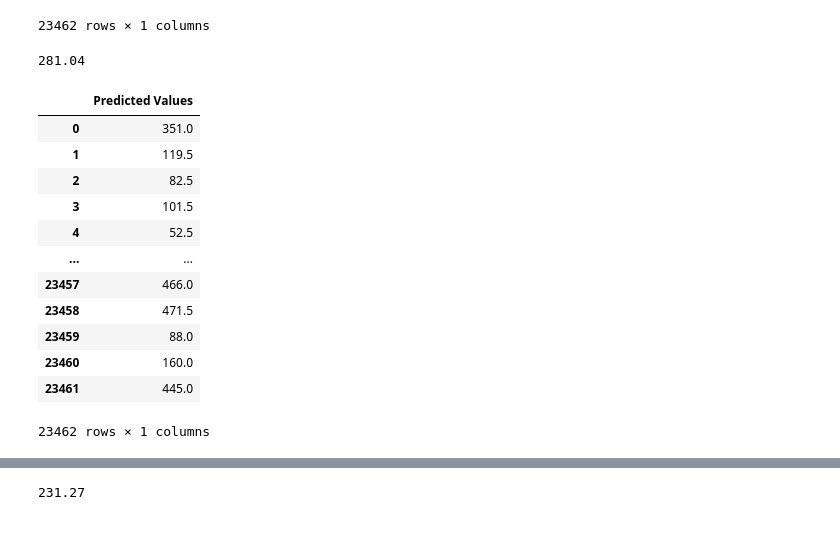
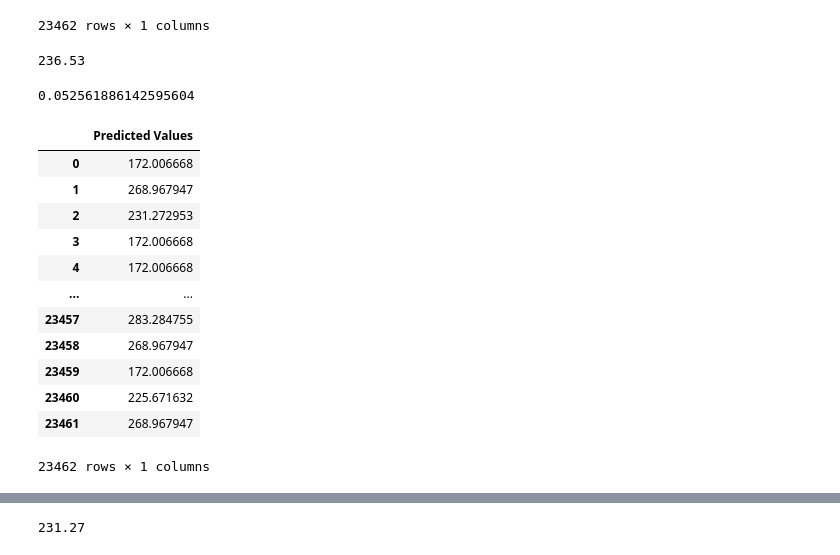
Before and after one commit to MuriloBarreto/Airbnb_Price_Prediction, a Jupyter notebook: Predição_de_preços_Airbnb.ipynb, the cells around one changed output, grey strips where cells are left out. Cells and saved outputs as stored; diff of their text form; code cells hidden in the pictures.

```diff
--- a/Predição_de_preços_Airbnb.ipynb
+++ b/Predição_de_preços_Airbnb.ipynb
@@ -261,34 +260,39 @@ rl.round(2)
 | 23460 | 247.98 |
 | 23461 | 269.58 |
 23462 rows × 1 columns
-# %%
-#Treinando nosso modelo com o metodo KNN com valor de K = 2
-from sklearn.neighbors import KNeighborsRegressor
-knn = KNeighborsRegressor(n_neighbors=2, algorithm='brute')
-knn.fit(X_train[cols],y_train)
-knn_pred=knn.predict(X_test[cols])
+# %%
+#Treinando nosso segundo modelo com o metodo de Árvore de Decisao
+# A árvore de Decisão é um tipo de algoritmo de aprendizagem de máquina supervisionado que se baseia na ideia de divisão dos dados em grupos homogêneos, podem ser utilizadas em um cenário de classificação ou regressão.
+from sklearn.tree import  DecisionTreeRegressor
+DTree = DecisionTreeRegressor(max_depth=3)
+DTree.fit(X_train[cols],y_train)
+DTree_pred=DTree.predict(X_test[cols])
 # %%
-# testando o modelo knn usando Raiz do erro quadrático médio
-rmse = np.sqrt(metrics.mean_squared_error(y_test['price'],knn_pred))
+rmse = np.sqrt(metrics.mean_squared_error(y_test['price'],DTree_pred))
 print(rmse.round(2))
 # %% [output]
-281.04
+236.53
+# %%
+# R-Quadrado
+metrics.r2_score(y_test['price'],DTree_pred)
+# %% [output]
+0.052561886142595604
 # %%
-tknn  =  pd.DataFrame(knn_pred)
-tknn=tknn.rename(index=str, columns={0:'Predicted Values'})
-tknn
+tree  =  pd.DataFrame(DTree_pred)
+tree=tree.rename(index=str, columns={0:'Predicted Values'})
+tree
 # %% [output]
 |  | Predicted Values |
-| 0 | 351.0 |
-| 1 | 119.5 |
-| 2 | 82.5 |
-| 3 | 101.5 |
-| 4 | 52.5 |
+| 0 | 172.006668 |
+| 1 | 268.967947 |
+| 2 | 231.272953 |
+| 3 | 172.006668 |
+| 4 | 172.006668 |
 | ... | ... |
-| 23457 | 466.0 |
-| 23458 | 471.5 |
-| 23459 | 88.0 |
-| 23460 | 160.0 |
-| 23461 | 445.0 |
+| 23457 | 283.284755 |
+| 23458 | 268.967947 |
+| 23459 | 172.006668 |
+| 23460 | 225.671632 |
+| 23461 | 268.967947 |
 23462 rows × 1 columns
 # %%
```
Also changed, not shown: parts of 20 cells of this notebook, 1 other file.
